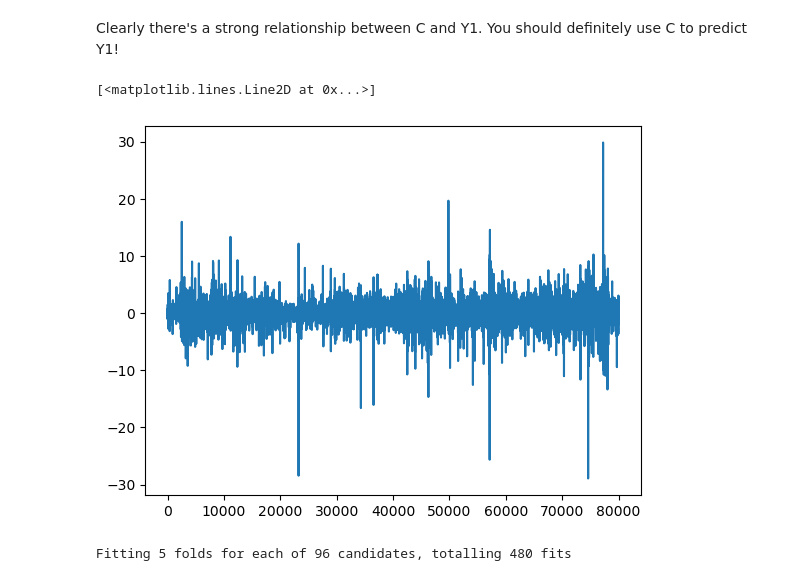
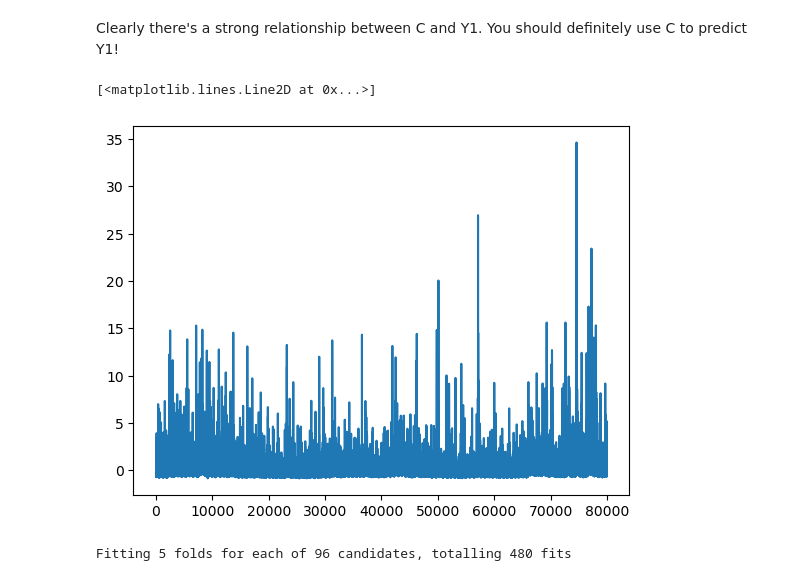
Before and after one commit to shank959/quantchallenge, a Jupyter notebook: research/research_starter.ipynb, the cells around one changed output. Saved outputs shown, nothing was run; the diff lists cells and outputs as text; code cells hidden in the pictures.

```diff
--- a/research/research_starter.ipynb
+++ b/research/research_starter.ipynb
@@ -55,10 +55,10 @@ Correlation between C and Y1: 0.7038
 # %% [markdown]
 Clearly there's a strong relationship between C and Y1. You should definitely use C to predict Y1!
 # %%
-plt.plot(train_data["Y1"])
+plt.plot(train_data["Y2"])
 # %% [output]
 [<matplotlib.lines.Line2D at 0x...>]
-[figure, old version]
+[figure, new version]
 # %%
 import xgboost as xgb
 import numpy as np
```
Also changed, not shown: parts of 5 cells of this notebook, 3 other files.
